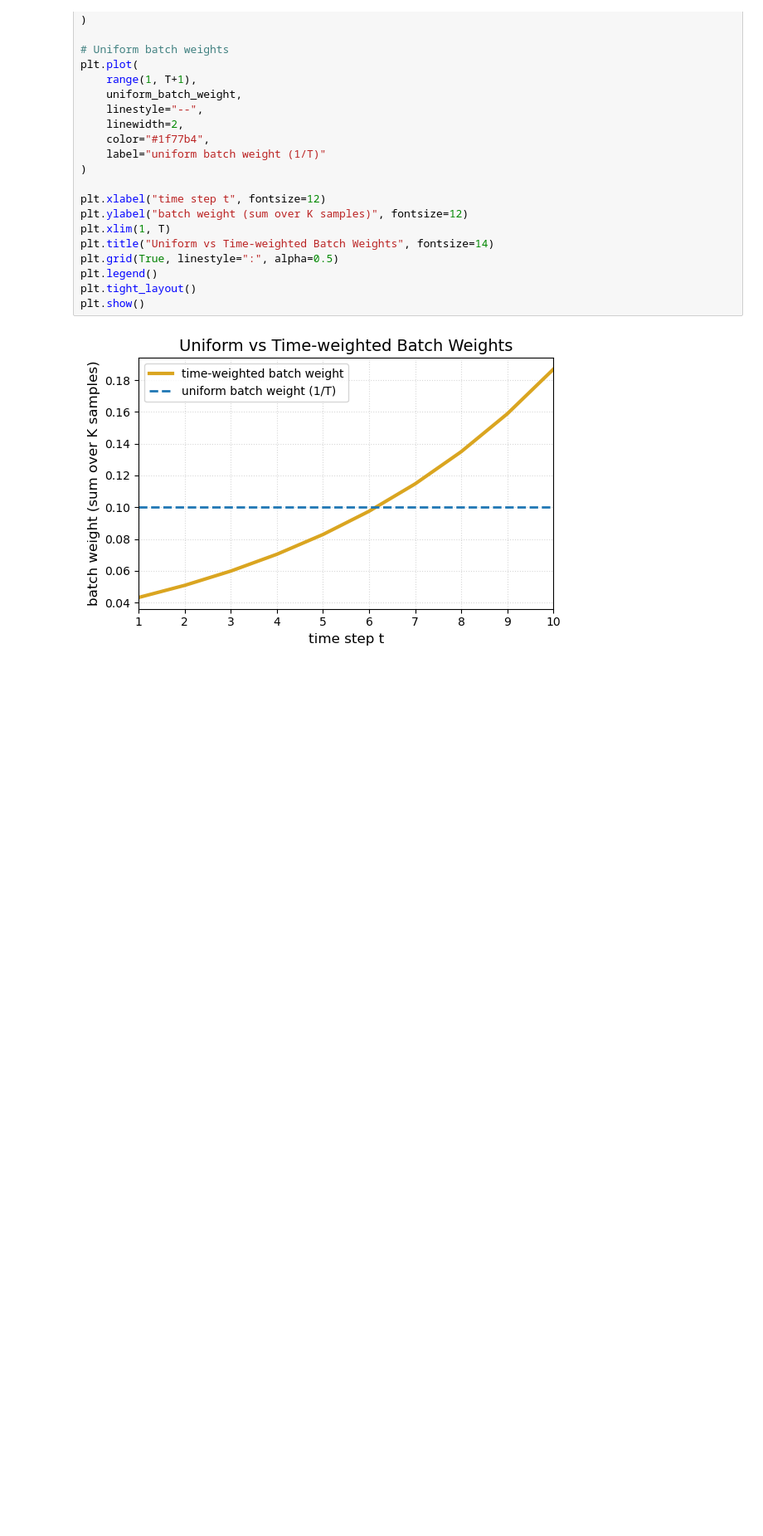
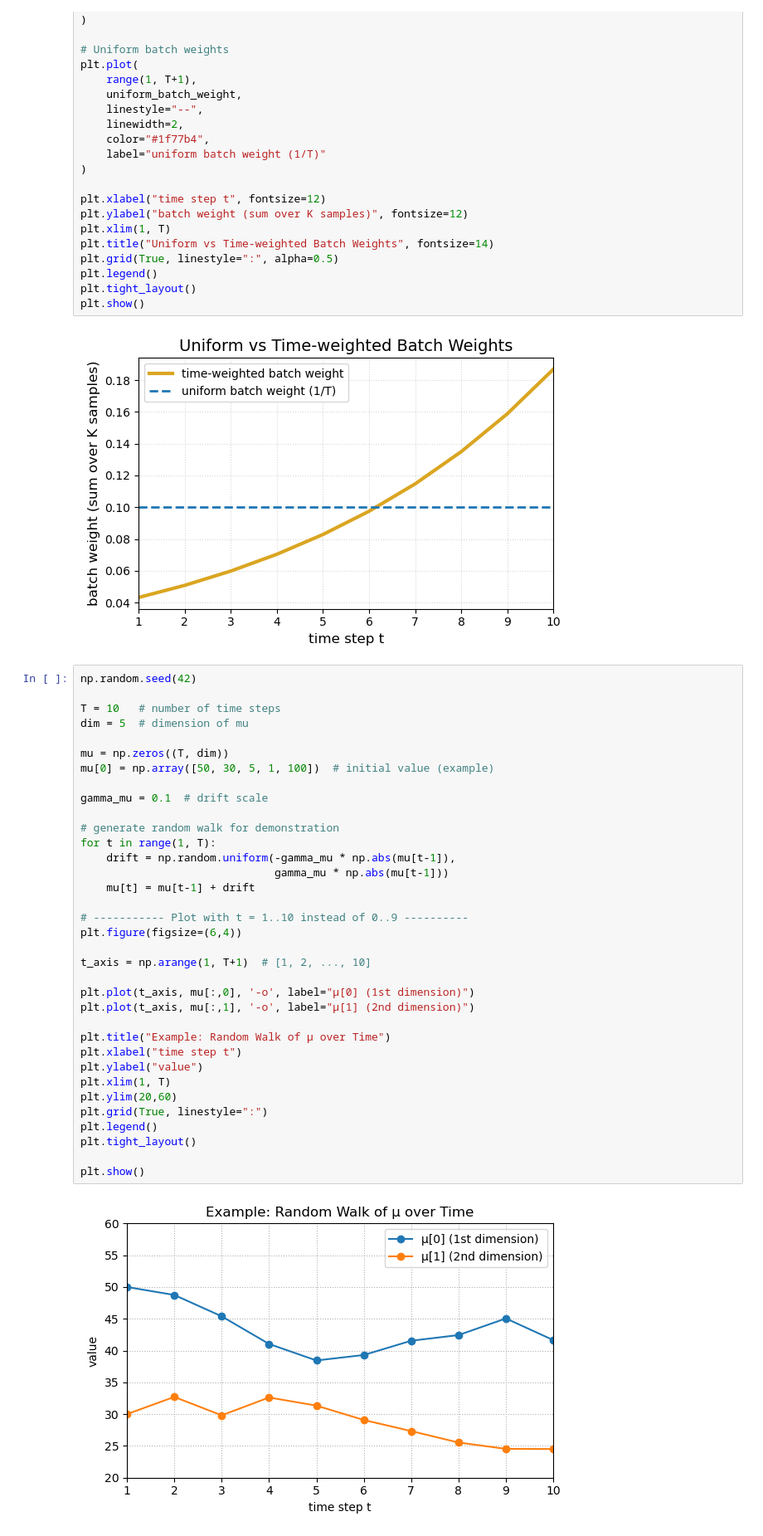
Before and after one commit to ujicrush/SP2, a Jupyter notebook: presentation.ipynb, the cells around one changed output. Shown: that part at 83% size. Drawn from its saved outputs; the diff is of its cells as text; blank space fills up the shorter version.

Commit message:
add random walk figure

```diff
--- a/presentation.ipynb
+++ b/presentation.ipynb
@@ -57,3 +57,40 @@ plt.tight_layout()
 plt.show()
 # %% [output]
 [figure]
+# %%
+np.random.seed(42)
+
+T = 10   # number of time steps
+dim = 5  # dimension of mu
+
+mu = np.zeros((T, dim))
+mu[0] = np.array([50, 30, 5, 1, 100])  # initial value (example)
+
+gamma_mu = 0.1  # drift scale
+
+# generate random walk for demonstration
+for t in range(1, T):
+    drift = np.random.uniform(-gamma_mu * np.abs(mu[t-1]),
+                              gamma_mu * np.abs(mu[t-1]))
+    mu[t] = mu[t-1] + drift
+
+# ----------- Plot with t = 1..10 instead of 0..9 ----------
+plt.figure(figsize=(6,4))
+
+t_axis = np.arange(1, T+1)  # [1, 2, ..., 10]
+
+plt.plot(t_axis, mu[:,0], '-o', label="μ[0] (1st dimension)")
+plt.plot(t_axis, mu[:,1], '-o', label="μ[1] (2nd dimension)")
+
+plt.title("Example: Random Walk of μ over Time")
+plt.xlabel("time step t")
+plt.ylabel("value")
+plt.xlim(1, T)
+plt.ylim(20,60)
+plt.grid(True, linestyle=":")
+plt.legend()
+plt.tight_layout()
+
+plt.show()
+# %% [output]
+[figure, added]
```
